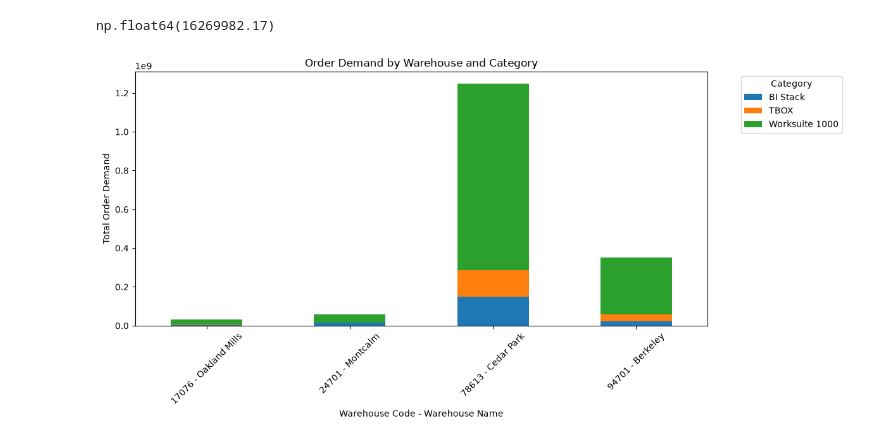
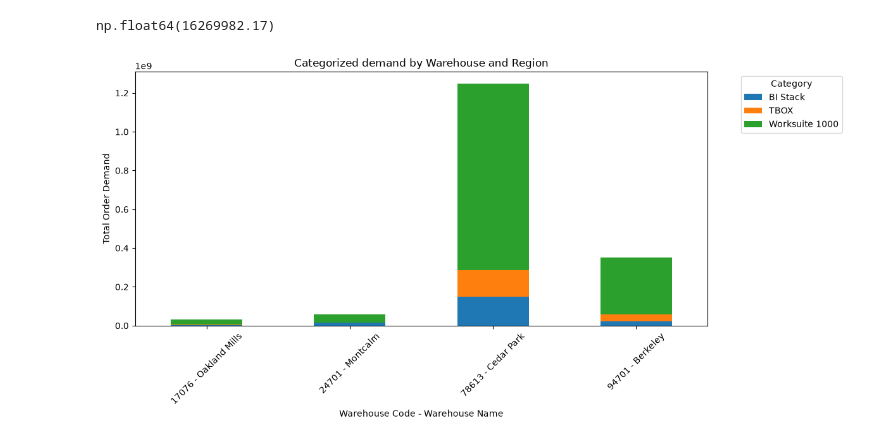
Before and after one commit to maipham-ctrl/Nova_Retail, a Jupyter notebook: main.ipynb, the cells around one changed output. Cells and saved outputs as stored; diff of their text form; code cells hidden in the pictures.

```diff
--- a/main.ipynb
+++ b/main.ipynb
@@ -409,26 +409,26 @@ np.float64(16269982.17)
 # %%
 warehouse_category = (
     df.groupby(["WarehouseLabel", "Category"])["Order Demand"]
       .sum()
       .unstack(fill_value=0)
 )
 
 warehouse_category.plot(
     kind="bar",
     stacked=True,
     figsize=(12, 6)
 )
 
-plt.title("Order Demand by Warehouse and Category")
+plt.title("Categorized demand by Warehouse and Region")
 plt.xlabel("Warehouse Code - Warehouse Name")
 plt.ylabel("Total Order Demand")
 plt.xticks(rotation=45)
 plt.legend(
     title="Category",
     bbox_to_anchor=(1.05, 1),
     loc="upper left"
 )
 plt.tight_layout()
 plt.show()
 # %% [output]
-[figure, old version]
+[figure, new version]
```
Also changed, not shown: parts of 4 cells of this notebook.
